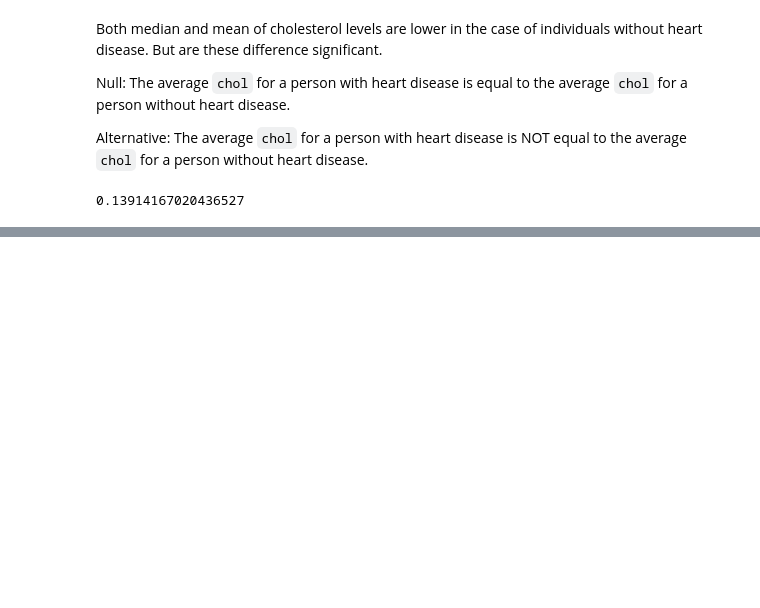
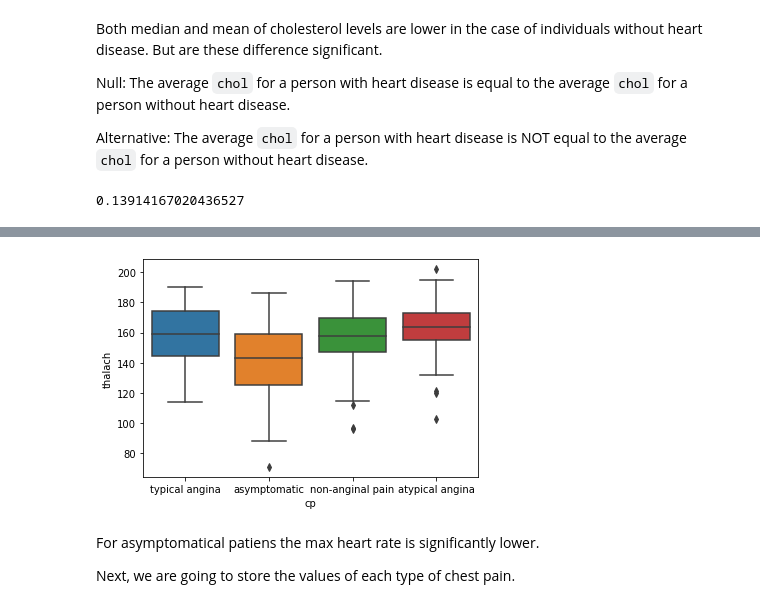
Before and after one commit to javierunix/codeacademy_datascience_path, a Jupyter notebook: heart_part2.ipynb, the cells around one changed output, grey strips where cells are left out. Cells and saved outputs as stored; diff of their text form; code cells hidden in the pictures; blank space fills up the shorter version.

```diff
--- a/heart_part2.ipynb
+++ b/heart_part2.ipynb
@@ -141,0 +140,10 @@ At a significance p value of 0.05 the null hypothesis can not be rejected.
+# %%
+plt.clf()
+sns.boxplot(x= df.cp, y = df.thalach)
+plt.show()
+# %% [output]
+[figure, added]
+# %% [markdown]
+For asymptomatical patiens the max heart rate is significantly lower.
+
+Next, we are going to store the values of each type of chest pain.
```
Also changed, not shown: parts of 4 cells of this notebook.
